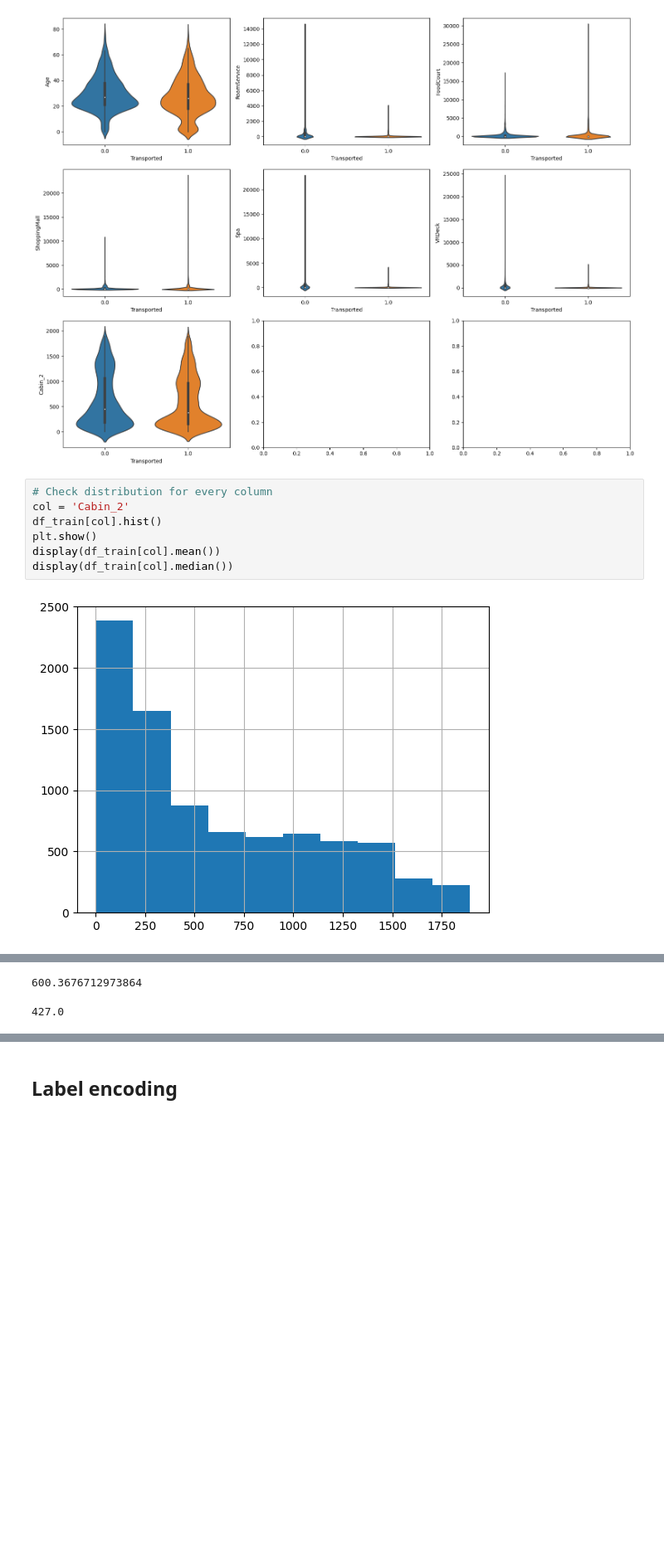
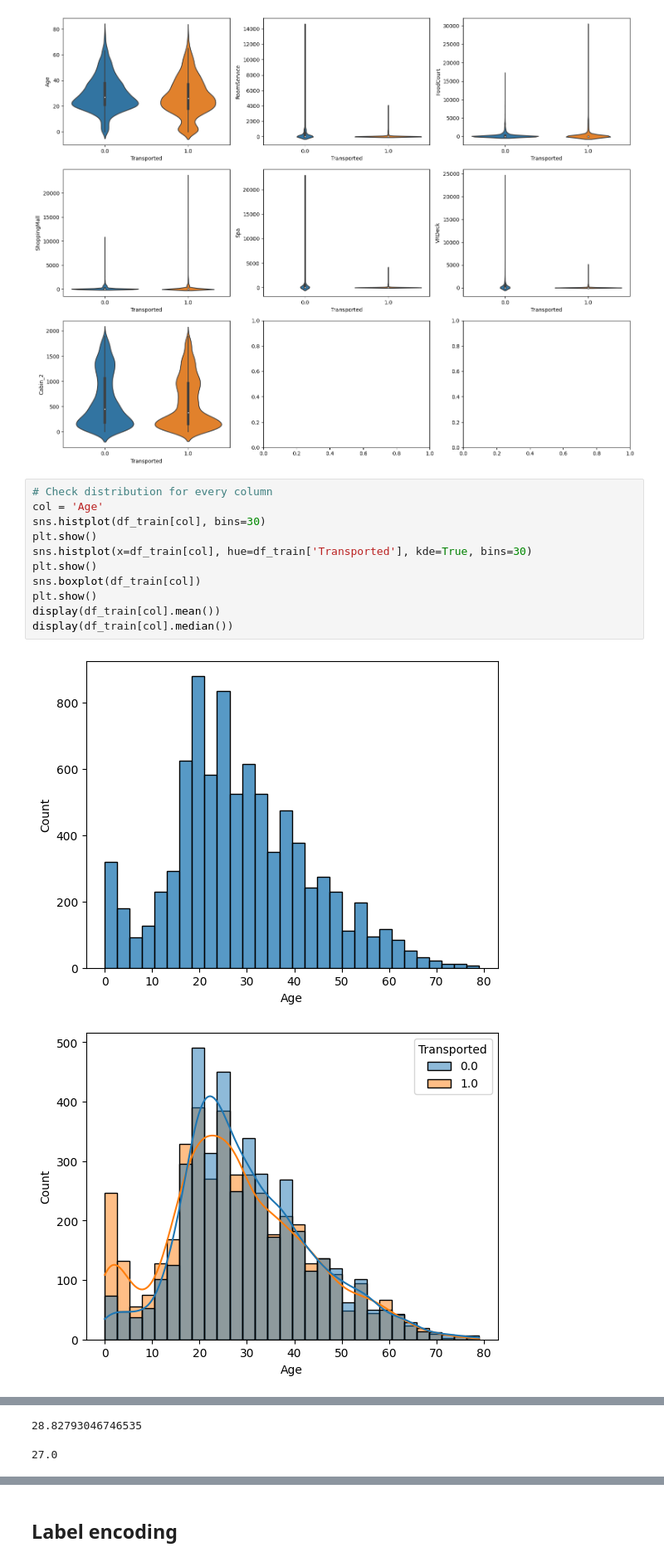
Before and after one commit to 8elka/Spaceship-Titanic-Kaggle, a Jupyter notebook: EDA.ipynb, the cells around one changed output, grey strips where cells are left out. Shown at 83% size. Cells and saved outputs as stored; diff of their text form; blank space fills up the shorter version.

```diff
--- a/EDA.ipynb
+++ b/EDA.ipynb
@@ -308,10 +308,15 @@ plt.show()
 [figure]
 # %%
 # Check distribution for every column
-col = 'Cabin_2'
-df_train[col].hist()
+col = 'Age'
+sns.histplot(df_train[col], bins=30)
+plt.show()
+sns.histplot(x=df_train[col], hue=df_train['Transported'], kde=True, bins=30)
+plt.show()
+sns.boxplot(df_train[col])
 plt.show()
 display(df_train[col].mean())
 display(df_train[col].median())
 # %% [output]
-[figure, old version]
+[figure, new version]
+[figure, added]
@@ -318,2 +324,2 @@ display(df_train[col].median())
-600.3676712973864
+28.82793046746535
-427.0
+27.0
```
Also changed, not shown: parts of 25 cells of this notebook.
